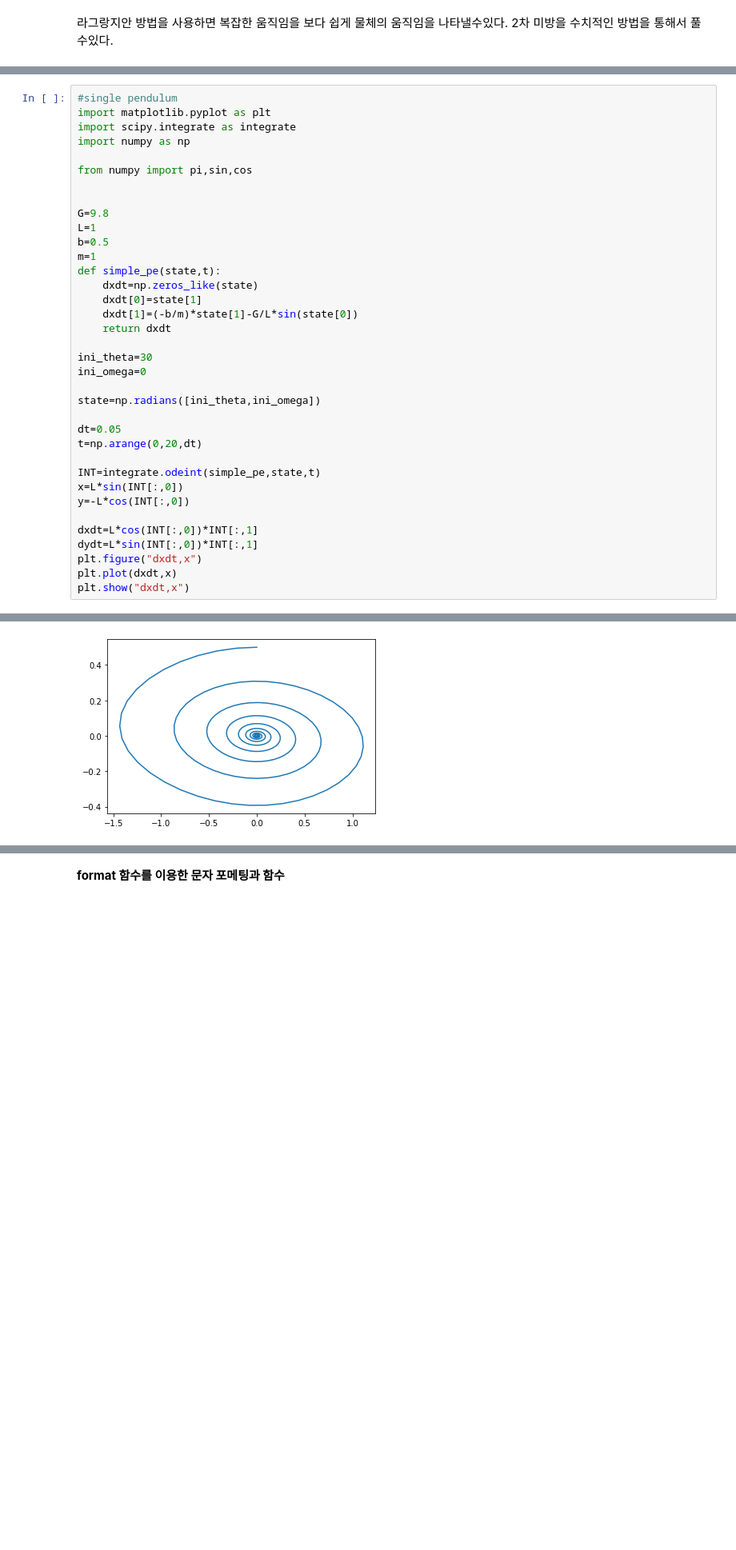
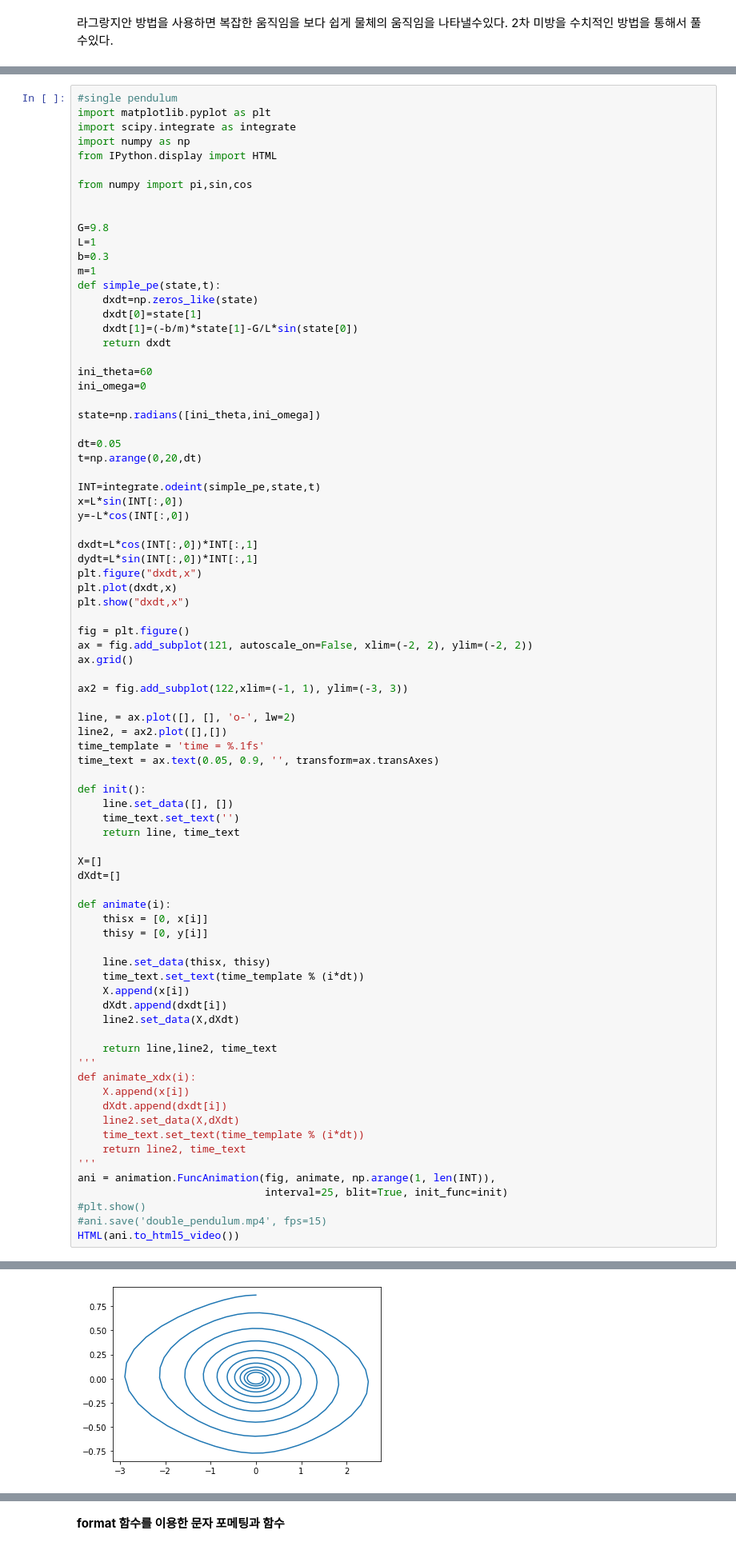
Before and after one commit to Dcal-dev/For-Study, a Jupyter notebook: For_Study_Dynamics.ipynb, the cells around one changed output, grey strips where cells are left out. Shown at 80% size. Drawn from its saved outputs; the diff is of its cells as text; blank space fills up the shorter version.

```diff
--- a/For_Study_Dynamics.ipynb
+++ b/For_Study_Dynamics.ipynb
@@ -684,13 +713,14 @@ main()
 import matplotlib.pyplot as plt
 import scipy.integrate as integrate
 import numpy as np
+from IPython.display import HTML
 
 from numpy import pi,sin,cos
 
 
 G=9.8
 L=1
-b=0.5
+b=0.3
 m=1
 def simple_pe(state,t):
     dxdt=np.zeros_like(state)
@@ -698,7 +728,7 @@ def simple_pe(state,t):
     dxdt[1]=(-b/m)*state[1]-G/L*sin(state[0])
     return dxdt
 
-ini_theta=30
+ini_theta=60
 ini_omega=0
 
 state=np.radians([ini_theta,ini_omega])
@@ -715,4 +745,48 @@ dydt=L*sin(INT[:,0])*INT[:,1]
 plt.figure("dxdt,x")
 plt.plot(dxdt,x)
 plt.show("dxdt,x")
+
+fig = plt.figure()
+ax = fig.add_subplot(121, autoscale_on=False, xlim=(-2, 2), ylim=(-2, 2))
+ax.grid()
+
+ax2 = fig.add_subplot(122,xlim=(-1, 1), ylim=(-3, 3))
+
+line, = ax.plot([], [], 'o-', lw=2)
+line2, = ax2.plot([],[])
+time_template = 'time = %.1fs'
+time_text = ax.text(0.05, 0.9, '', transform=ax.transAxes)
+
+def init():
+    line.set_data([], [])
+    time_text.set_text('')
+    return line, time_text
+
+X=[]
+dXdt=[]
+
+def animate(i):
+    thisx = [0, x[i]]
+    thisy = [0, y[i]]
+
+    line.set_data(thisx, thisy)
+    time_text.set_text(time_template % (i*dt))
+    X.append(x[i])
+    dXdt.append(dxdt[i])
+    line2.set_data(X,dXdt)
+
+    return line,line2, time_text
+'''
+def animate_xdx(i):
+    X.append(x[i])
+    dXdt.append(dxdt[i])
+    line2.set_data(X,dXdt)
+    time_text.set_text(time_template % (i*dt))
+    return line2, time_text
+'''
+ani = animation.FuncAnimation(fig, animate, np.arange(1, len(INT)),
+                              interval=25, blit=True, init_func=init)
+#plt.show()
+#ani.save('double_pendulum.mp4', fps=15)
+HTML(ani.to_html5_video())
 # %% [output]
@@ -720 +793 @@ plt.show("dxdt,x")
-[figure, old version]
+[figure, new version]
```
Also changed, not shown: parts of 4 cells of this notebook.
